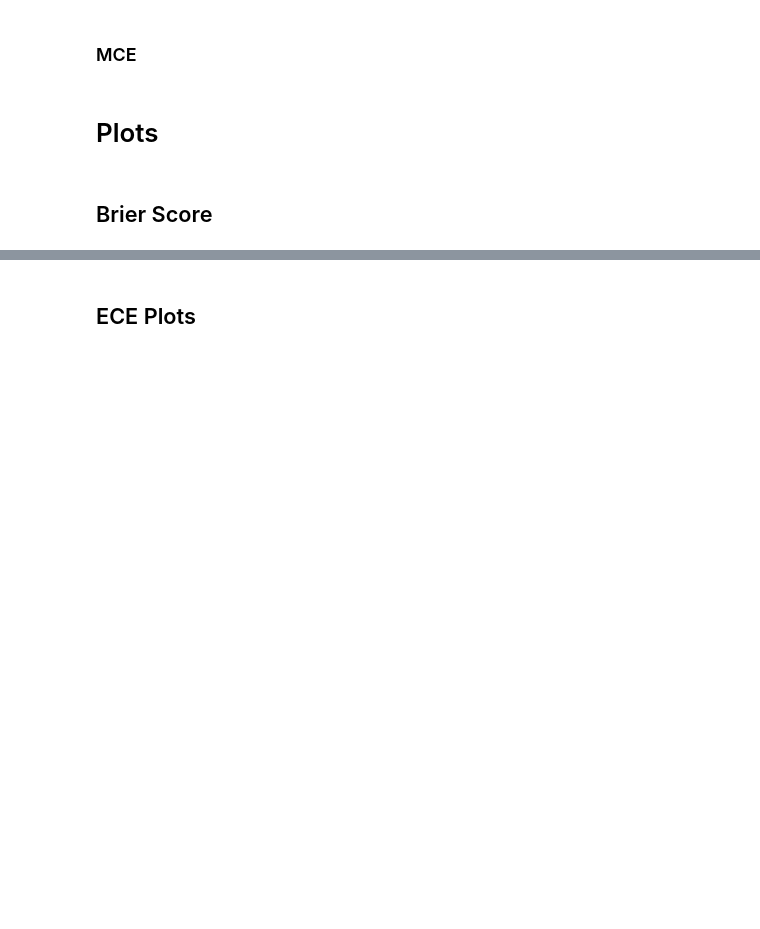
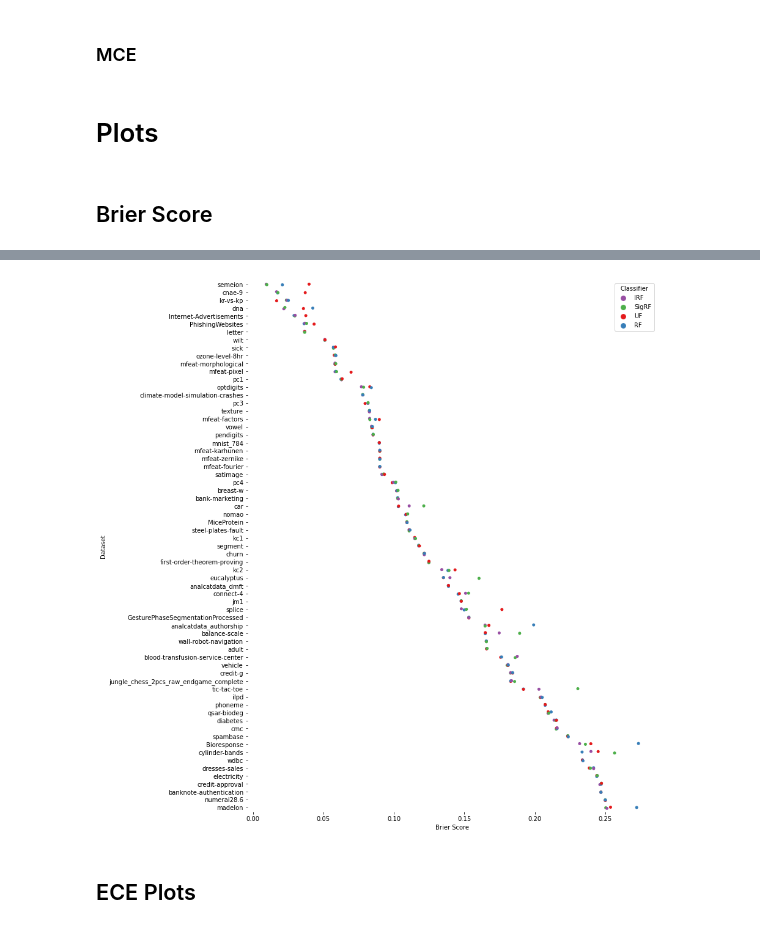
Before and after one commit to rflperry/ProgLearn, a Jupyter notebook: benchmarks/uf_experiments/cc18/results_figures_cv10.ipynb, the cells around one changed output, grey strips where cells are left out. Cells and saved outputs as stored; diff of their text form; code cells hidden in the pictures; blank space fills up the shorter version.

```diff
--- a/benchmarks/uf_experiments/cc18/results_figures_cv10.ipynb
+++ b/benchmarks/uf_experiments/cc18/results_figures_cv10.ipynb
@@ -221,3 +244,20 @@ for clf in ['RF', 'IRF', 'SigRF']:
+# %%
+# Initialize the figure
+f, ax = plt.subplots(figsize=(12,16))
+sns.despine(bottom=True, left=True)
+
+df = score_df[['Dataset'] + clfs]
+df = df.melt(
+    id_vars=['Dataset'], value_vars=clfs, var_name='Classifier', value_name='Brier Score'
+).sort_values('Brier Score')
+
+# Show each observation with a scatterplot
+sns.stripplot(x="Brier Score", y="Dataset", hue="Classifier",
+              data=df, dodge=False, alpha=1, zorder=1, palette=color_dict)
+
+plt.show()
+# %% [output]
+[figure, added]
 # %% [markdown]
 ## ECE Plots
 # %%
```
Also changed, not shown: parts of 11 cells of this notebook, 6 other files.
